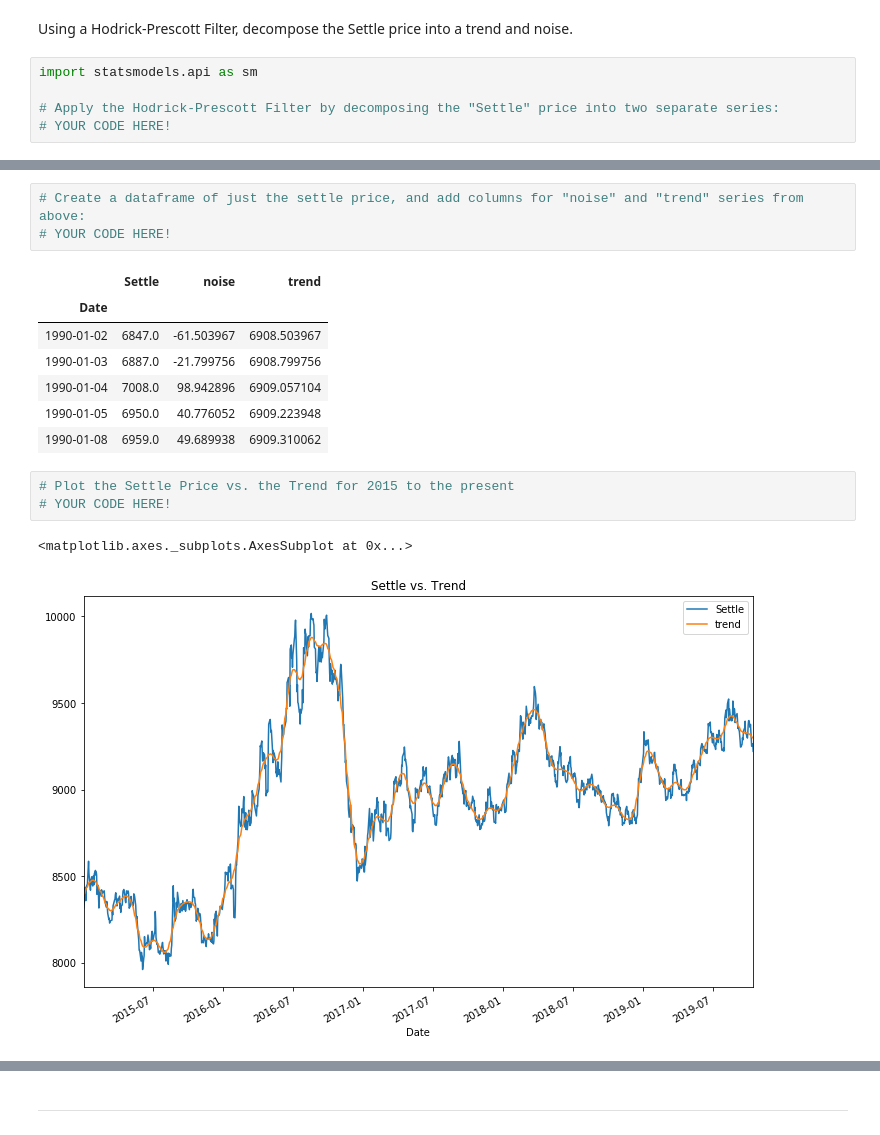
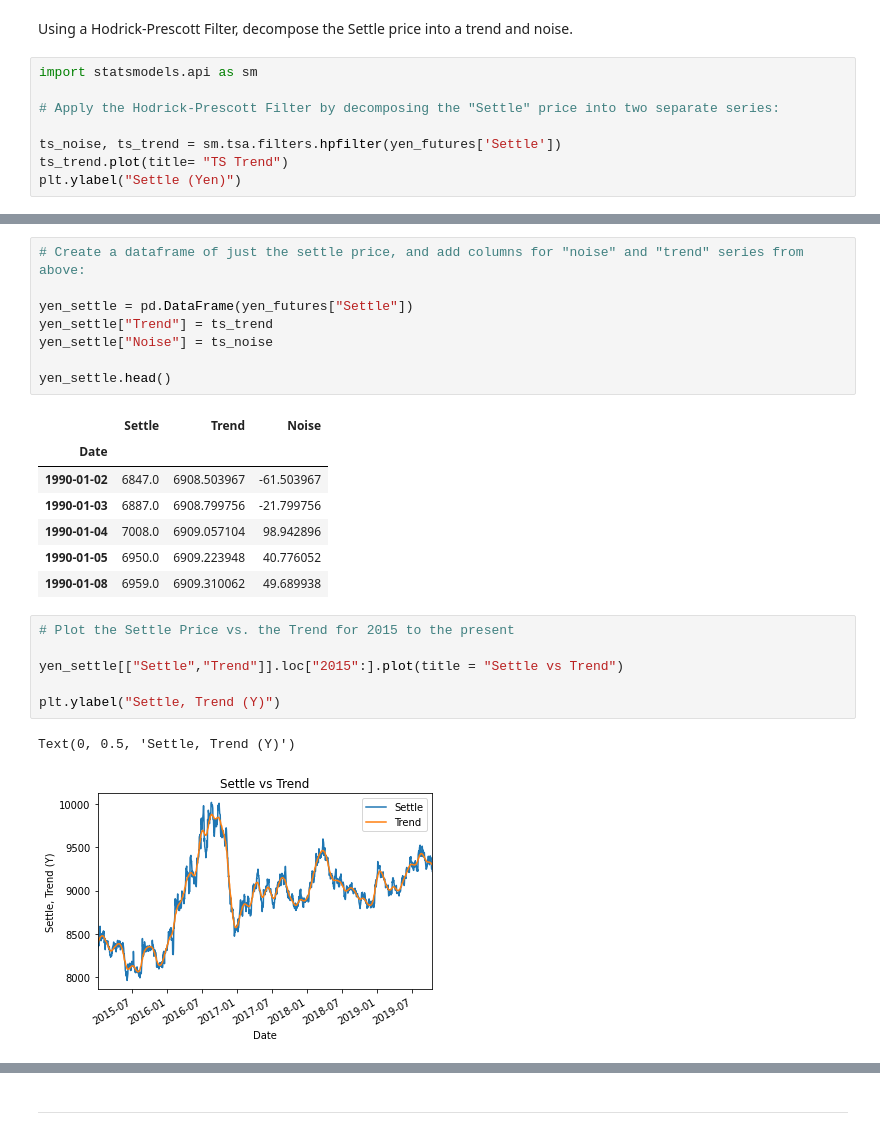
Before and after one commit to dbogatic/time-series-homework, a Jupyter notebook: time_series_analysis.ipynb, the cells around one changed output, grey strips where cells are left out. Drawn from its saved outputs; the diff is of its cells as text.

```diff
--- a/time_series_analysis.ipynb
+++ b/time_series_analysis.ipynb
@@ -53,4 +55,7 @@ yen_futures.head()
 import statsmodels.api as sm
 
 # Apply the Hodrick-Prescott Filter by decomposing the "Settle" price into two separate series:
-# YOUR CODE HERE!
+
+ts_noise, ts_trend = sm.tsa.filters.hpfilter(yen_futures['Settle'])
+ts_trend.plot(title= "TS Trend")
+plt.ylabel("Settle (Yen)")
@@ -57,17 +70,25 @@ import statsmodels.api as sm
 # %%
 # Create a dataframe of just the settle price, and add columns for "noise" and "trend" series from above:
-# YOUR CODE HERE!
+
+yen_settle = pd.DataFrame(yen_futures["Settle"])
+yen_settle["Trend"] = ts_trend
+yen_settle["Noise"] = ts_noise
+
+yen_settle.head()
 # %% [output]
-|  | Settle | noise | trend |
+|  | Settle | Trend | Noise |
 | Date |  |  |  |
-| 1990-01-02 | 6847.0 | -61.503967 | 6908.503967 |
-| 1990-01-03 | 6887.0 | -21.799756 | 6908.799756 |
-| 1990-01-04 | 7008.0 | 98.942896 | 6909.057104 |
-| 1990-01-05 | 6950.0 | 40.776052 | 6909.223948 |
-| 1990-01-08 | 6959.0 | 49.689938 | 6909.310062 |
+| 1990-01-02 | 6847.0 | 6908.503967 | -61.503967 |
+| 1990-01-03 | 6887.0 | 6908.799756 | -21.799756 |
+| 1990-01-04 | 7008.0 | 6909.057104 | 98.942896 |
+| 1990-01-05 | 6950.0 | 6909.223948 | 40.776052 |
+| 1990-01-08 | 6959.0 | 6909.310062 | 49.689938 |
 # %%
 # Plot the Settle Price vs. the Trend for 2015 to the present
-# YOUR CODE HERE!
+
+yen_settle[["Settle","Trend"]].loc["2015":].plot(title = "Settle vs Trend")
+
+plt.ylabel("Settle, Trend (Y)")
 # %% [output]
-<matplotlib.axes._subplots.AxesSubplot at 0x...>
+Text(0, 0.5, 'Settle, Trend (Y)')
-[figure, old version]
+[figure, new version]
```
Also changed, not shown: parts of 26 cells of this notebook, 2 other files.
